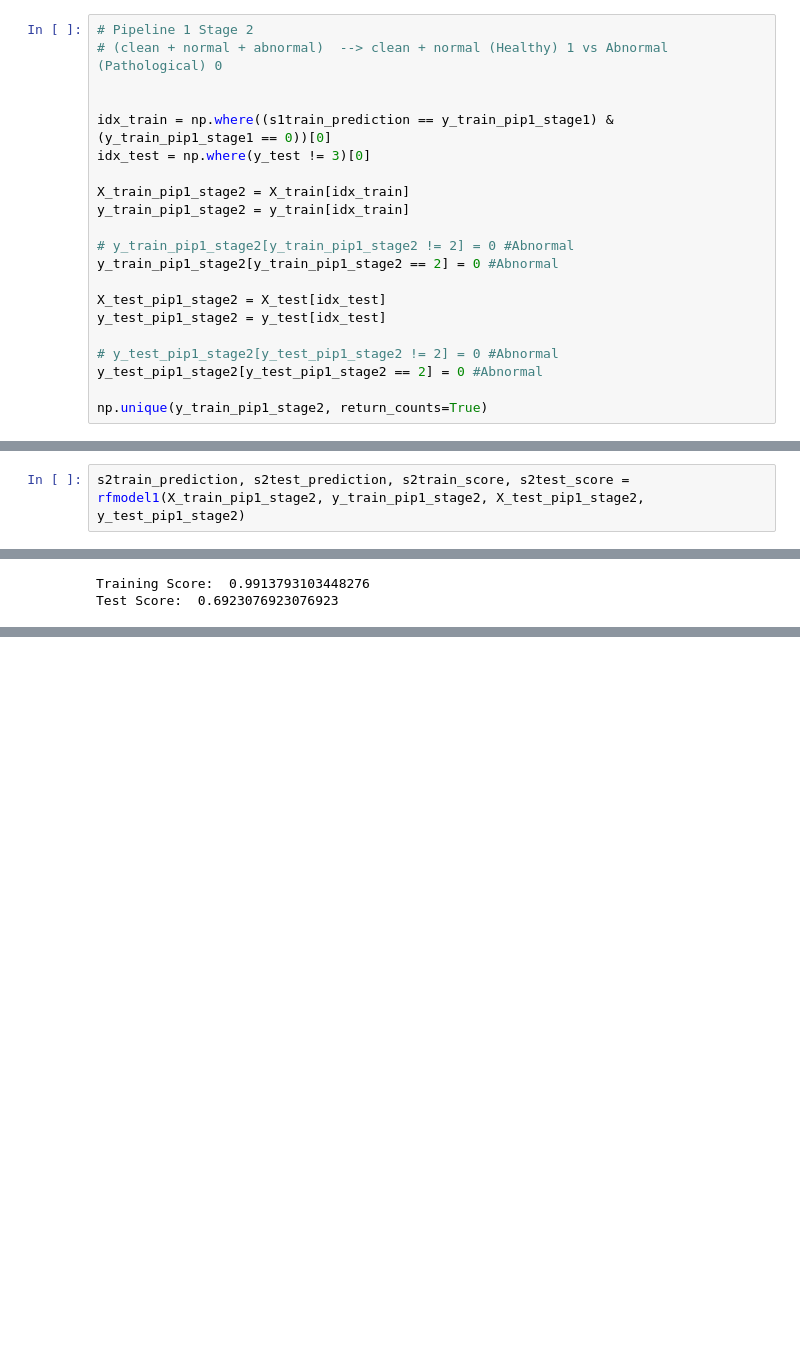
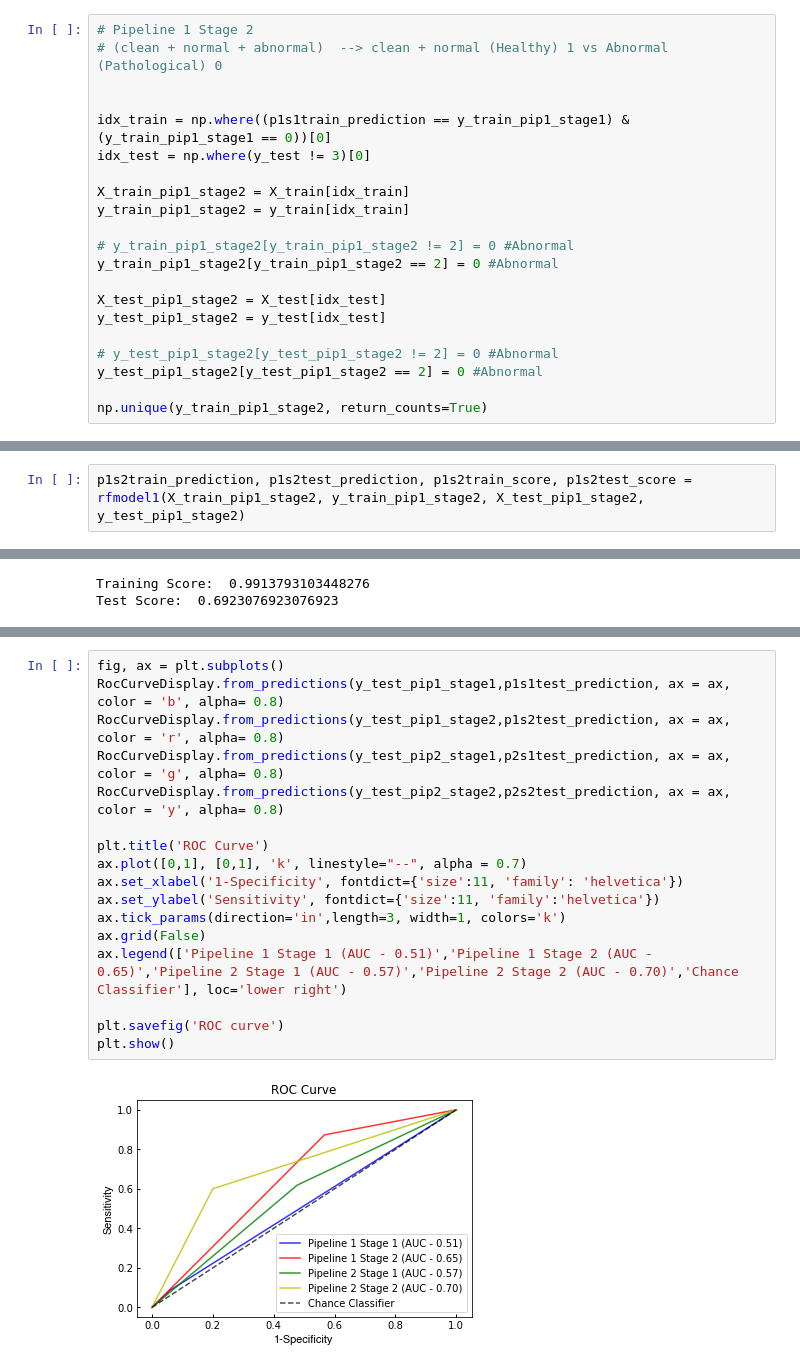
Before and after one commit to kalarimonk/ehealth, a Jupyter notebook: Learning EEG Data Quality.ipynb, the cells around one changed output, grey strips where cells are left out. Drawn from its saved outputs; the diff is of its cells as text; blank space fills up the shorter version.

```diff
--- a/Learning EEG Data Quality.ipynb
+++ b/Learning EEG Data Quality.ipynb
@@ -217,7 +313,7 @@ Accuracy score : 0.6916666666666667
 # (clean + normal + abnormal)  --> clean + normal (Healthy) 1 vs Abnormal (Pathological) 0
 
 
-idx_train = np.where((s1train_prediction == y_train_pip1_stage1) & (y_train_pip1_stage1 == 0))[0]
+idx_train = np.where((p1s1train_prediction == y_train_pip1_stage1) & (y_train_pip1_stage1 == 0))[0]
 idx_test = np.where(y_test != 3)[0]
 
 X_train_pip1_stage2 = X_train[idx_train]
@@ -236,7 +332,7 @@ np.unique(y_train_pip1_stage2, return_counts=True)
 # %% [output]
 (array([0, 1]), array([ 70, 145]))
 # %%
-s2train_prediction, s2test_prediction, s2train_score, s2test_score = rfmodel1(X_train_pip1_stage2, y_train_pip1_stage2, X_test_pip1_stage2, y_test_pip1_stage2)
+p1s2train_prediction, p1s2test_prediction, p1s2train_score, p1s2test_score = rfmodel1(X_train_pip1_stage2, y_train_pip1_stage2, X_test_pip1_stage2, y_test_pip1_stage2)
 # %% [output]
 Training Score:  0.9348837209302325
 Test Score:  0.7176470588235294
@@ -330,0 +503,19 @@ Accuracy score : 0.6923076923076923
+# %%
+fig, ax = plt.subplots()
+RocCurveDisplay.from_predictions(y_test_pip1_stage1,p1s1test_prediction, ax = ax, color = 'b', alpha= 0.8)
+RocCurveDisplay.from_predictions(y_test_pip1_stage2,p1s2test_prediction, ax = ax, color = 'r', alpha= 0.8)
+RocCurveDisplay.from_predictions(y_test_pip2_stage1,p2s1test_prediction, ax = ax, color = 'g', alpha= 0.8)
+RocCurveDisplay.from_predictions(y_test_pip2_stage2,p2s2test_prediction, ax = ax, color = 'y', alpha= 0.8)
+
+plt.title('ROC Curve')
+ax.plot([0,1], [0,1], 'k', linestyle="--", alpha = 0.7)
+ax.set_xlabel('1-Specificity', fontdict={'size':11, 'family': 'helvetica'})
+ax.set_ylabel('Sensitivity', fontdict={'size':11, 'family':'helvetica'})
+ax.tick_params(direction='in',length=3, width=1, colors='k')
+ax.grid(False)
+ax.legend(['Pipeline 1 Stage 1 (AUC - 0.51)','Pipeline 1 Stage 2 (AUC - 0.65)','Pipeline 2 Stage 1 (AUC - 0.57)','Pipeline 2 Stage 2 (AUC - 0.70)','Chance Classifier'], loc='lower right')
+
+plt.savefig('ROC curve')
+plt.show()
+# %% [output]
+[figure, added]
```
Also changed, not shown: parts of 40 cells of this notebook.
